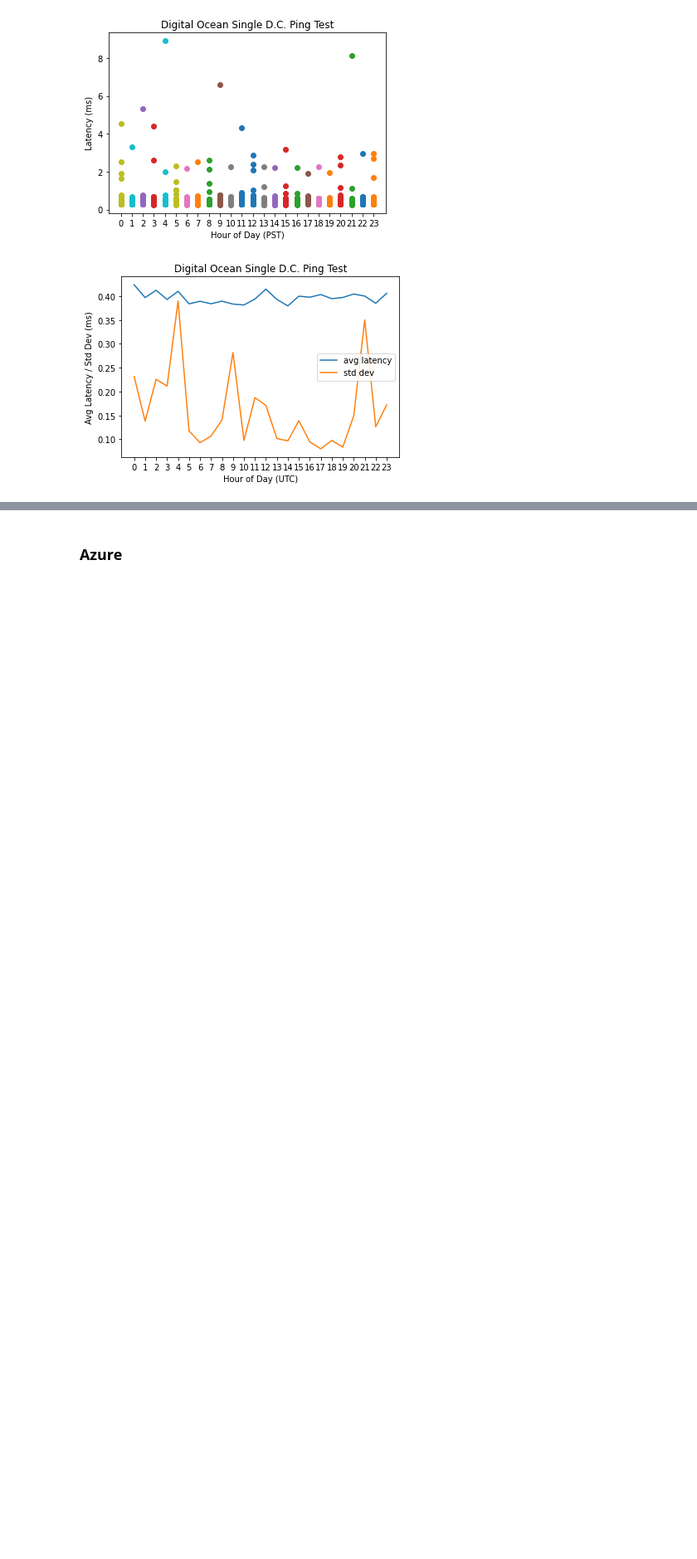
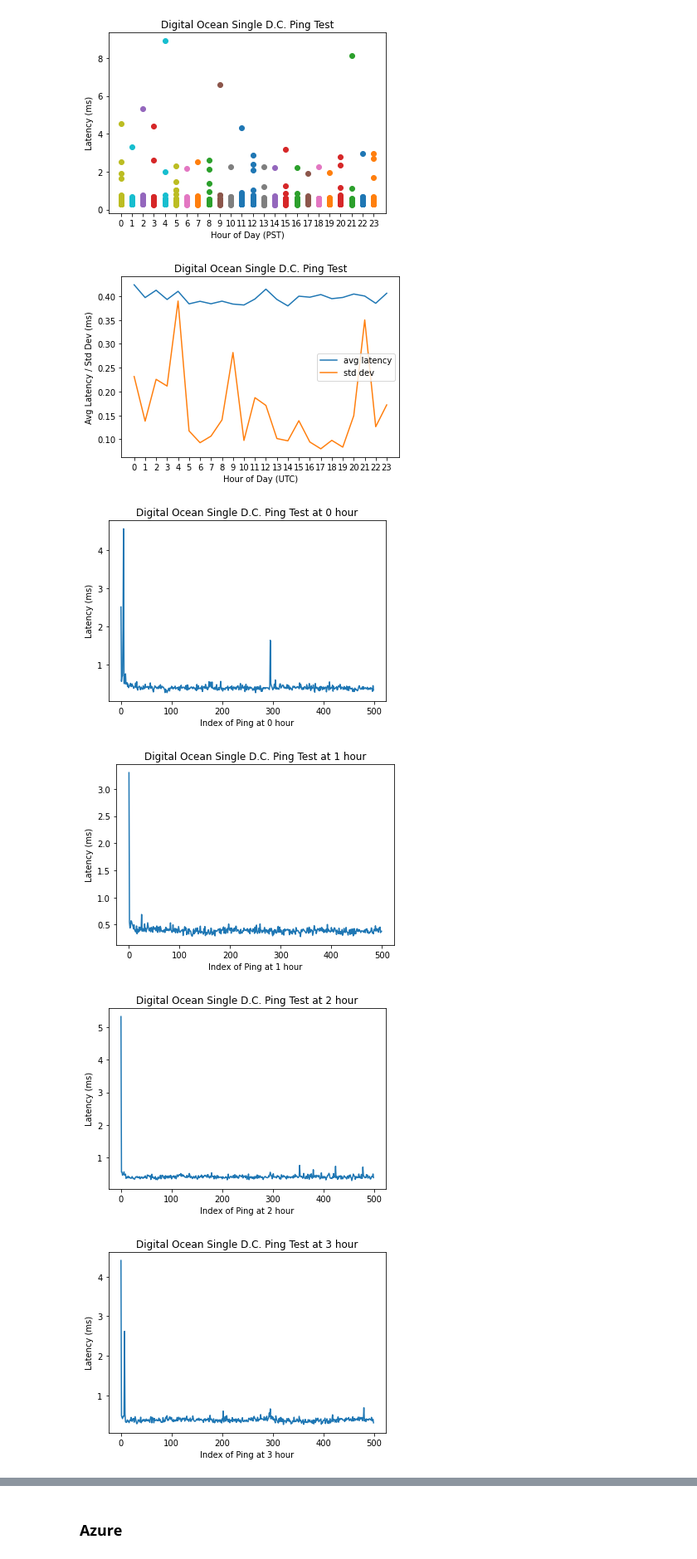
Before and after one commit to yudi-tan/cloud_provider_network_consistency_benchmark, a Jupyter notebook: ping-analysis.ipynb, the cells around one changed output, grey strips where cells are left out. Shown at 83% size. Saved outputs shown, nothing was run; the diff lists cells and outputs as text; code cells hidden in the pictures; blank space fills up the shorter version.

```diff
--- a/ping-analysis.ipynb
+++ b/ping-analysis.ipynb
@@ -108,3 +159,11 @@ create_ping_scatter_plot(do_ping_latencies, "Digital Ocean")
 create_avg_and_std_line_plots(do_ping_latencies, "Digital Ocean")
 # %% [output]
 [figure]
+# %%
+for h in range(24):
+    create_inorder_plot(do_ping_latencies[h], "Digital Ocean", h)
+# %% [output]
+[figure, added]
+[figure, added]
+[figure, added]
+[figure, added]
```
Also changed, not shown: parts of 12 cells of this notebook, 1 other file.
